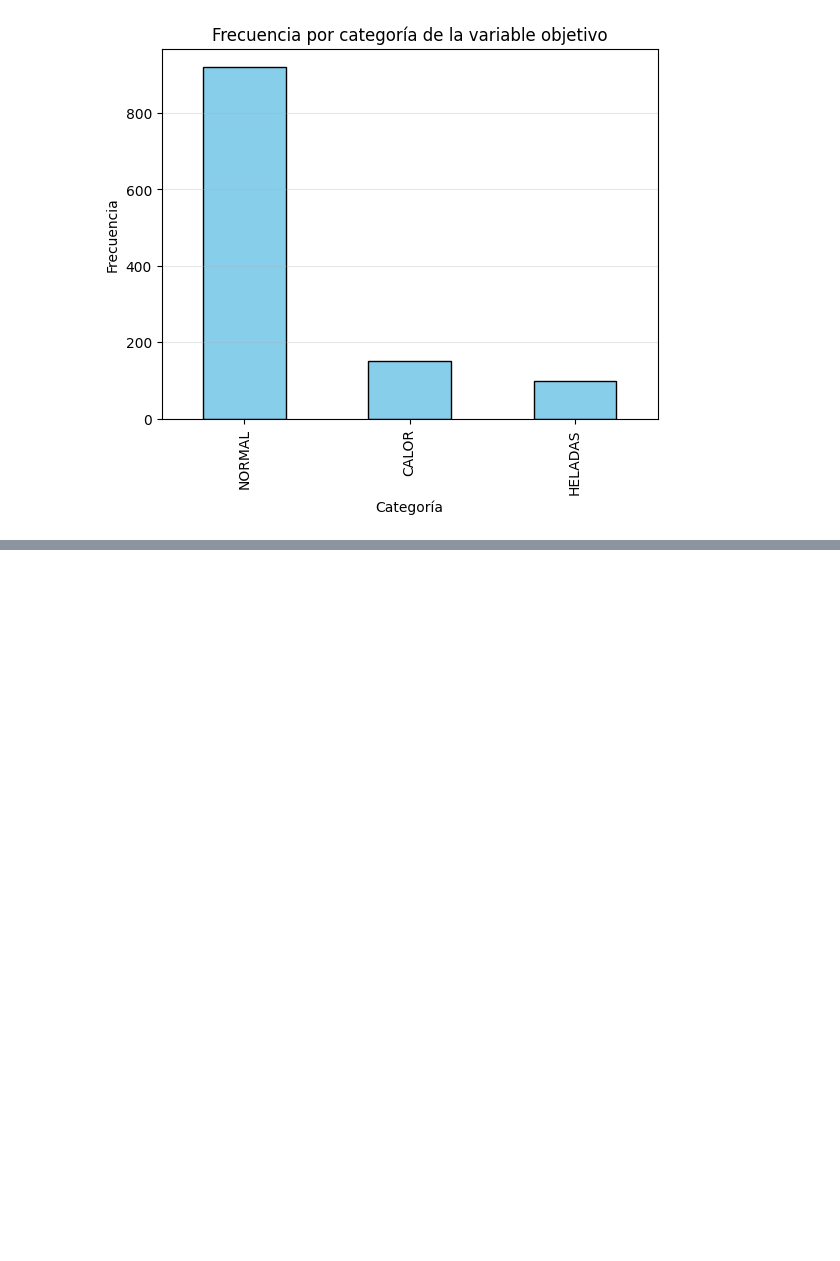
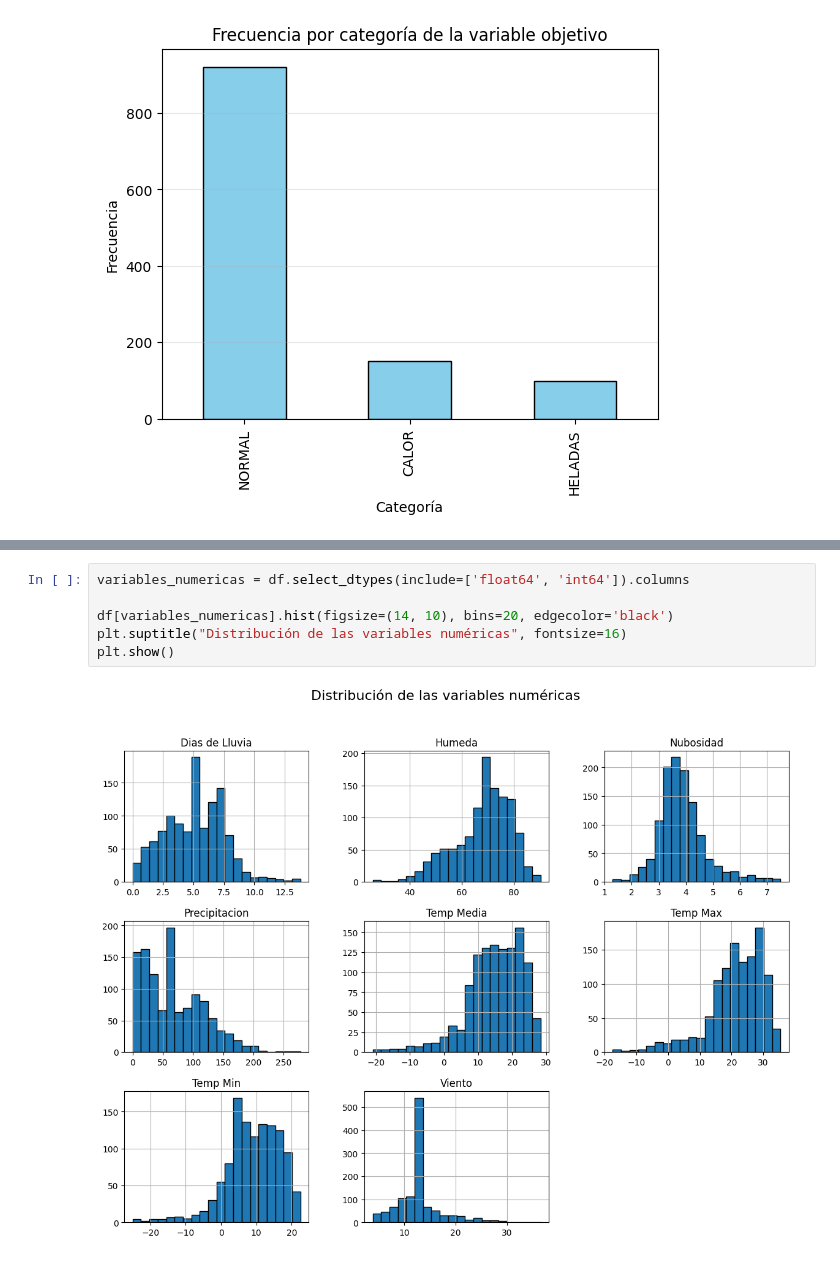
Before and after one commit to MarianoBuet/Aprendizaje-Autom-tico, a Jupyter notebook: Entregas_Parcial/notebooks/Predicción_de__Alertas__Termicas.ipynb, the cells around one changed output, grey strips where cells are left out. Saved outputs shown, nothing was run; the diff lists cells and outputs as text; blank space fills up the shorter version.

```diff
--- a/Entregas_Parcial/notebooks/Predicción_de__Alertas__Termicas.ipynb
+++ b/Entregas_Parcial/notebooks/Predicción_de__Alertas__Termicas.ipynb
@@ -139,0 +228,8 @@ plt.show()
+# %%
+variables_numericas = df.select_dtypes(include=['float64', 'int64']).columns
+
+df[variables_numericas].hist(figsize=(14, 10), bins=20, edgecolor='black')
+plt.suptitle("Distribución de las variables numéricas", fontsize=16)
+plt.show()
+# %% [output]
+[figure, added]
```
Also changed, not shown: parts of 5 cells of this notebook.
